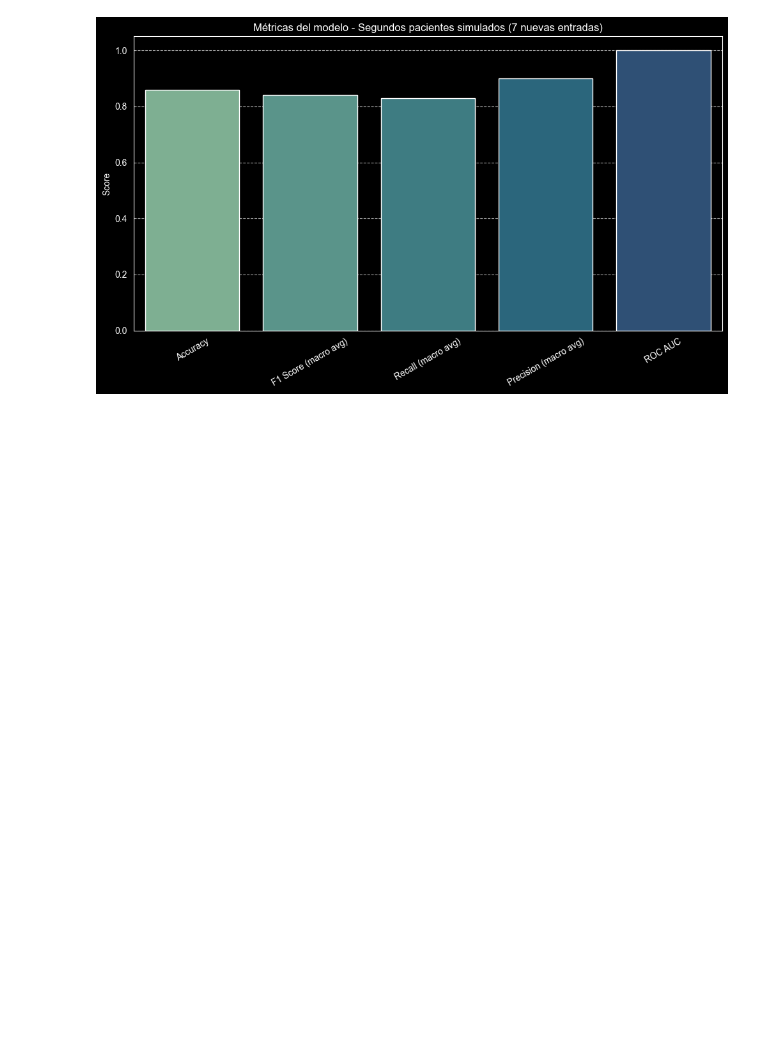
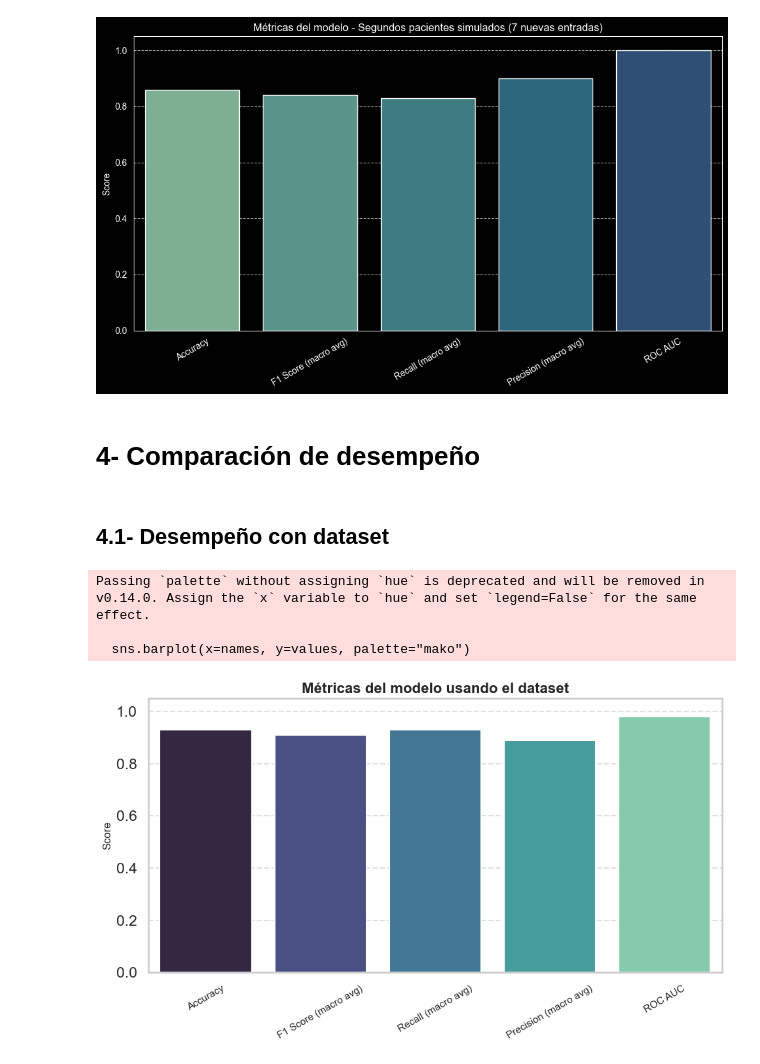
Before and after one commit to MarcoSalmeron/Python-Machine-Learning, a Jupyter notebook: cancer_pulmon.ipynb, the cells around one changed output. Drawn from its saved outputs; the diff is of its cells as text; code cells hidden in the pictures; blank space fills up the shorter version.

Commit message:
Documentacion metricas y desempeño

```diff
--- a/cancer_pulmon.ipynb
+++ b/cancer_pulmon.ipynb
@@ -666,3 +666,36 @@ Passing `palette` without assigning `hue` is deprecated and will be removed in v
 
   sns.barplot(x=names, y=values, palette="crest")
 [figure]
+# %% [markdown]
+# 4- Comparación de desempeño
+# %% [markdown]
+## 4.1- Desempeño con dataset
+# %%
+train_metrics = {
+    'Accuracy': 0.93,
+    'F1 Score (macro avg)': 0.91,
+    'Recall (macro avg)': 0.93,
+    'Precision (macro avg)': 0.89,
+    'ROC AUC': 0.98
+}
+names = list(train_metrics.keys())
+values = list(train_metrics.values())
+
+sns.set(style="whitegrid", context="talk")
+plt.figure(figsize=(10,6))
+sns.barplot(x=names, y=values, palette="mako")
+
+
+plt.ylim(0, 1.05)
+plt.title("Métricas del modelo usando el dataset", fontsize=16, weight="bold")
+plt.ylabel("Score", fontsize=12)
+plt.xticks(rotation=30, fontsize=11)
+plt.grid(axis="y", linestyle="--", alpha=0.6)
+plt.tight_layout()
+
+plt.show()
+# %% [output]
+Passing `palette` without assigning `hue` is deprecated and will be removed in v0.14.0. Assign the `x` variable to `hue` and set `legend=False` for the same effect.
+
+  sns.barplot(x=names, y=values, palette="mako")
+[figure, added]
```
Also changed, not shown: parts of 5 cells of this notebook.
